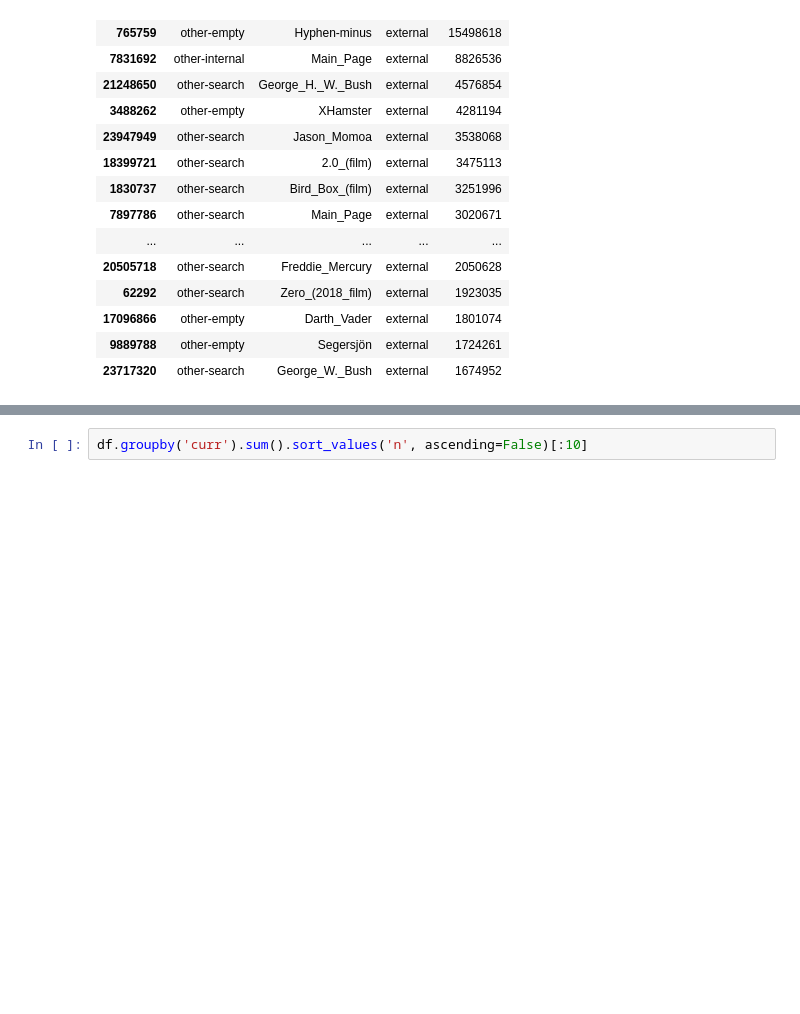
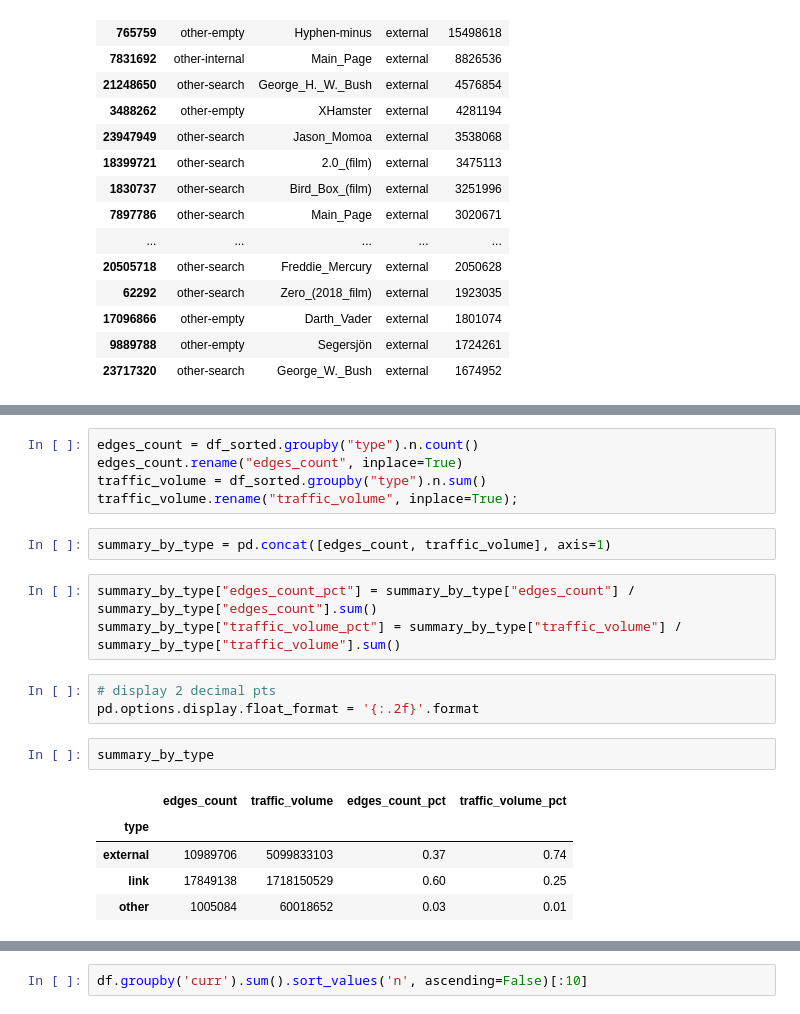
Before and after one commit to 33eyes/wiki-clickstream-graph, a Jupyter notebook: checking_a_sample_raw_dataset.ipynb, the cells around one changed output, grey strips where cells are left out. Drawn from its saved outputs; the diff is of its cells as text; blank space fills up the shorter version.

```diff
--- a/checking_a_sample_raw_dataset.ipynb
+++ b/checking_a_sample_raw_dataset.ipynb
@@ -480,0 +487,21 @@ df_sorted.head(20)
+# %%
+edges_count = df_sorted.groupby("type").n.count()
+edges_count.rename("edges_count", inplace=True)
+traffic_volume = df_sorted.groupby("type").n.sum()
+traffic_volume.rename("traffic_volume", inplace=True);
+# %%
+summary_by_type = pd.concat([edges_count, traffic_volume], axis=1)
+# %%
+summary_by_type["edges_count_pct"] = summary_by_type["edges_count"] / summary_by_type["edges_count"].sum()
+summary_by_type["traffic_volume_pct"] = summary_by_type["traffic_volume"] / summary_by_type["traffic_volume"].sum()
+# %%
+# display 2 decimal pts
+pd.options.display.float_format = '{:.2f}'.format
+# %%
+summary_by_type
+# %% [output]
+|  | edges_count | traffic_volume | edges_count_pct | traffic_volume_pct |
+| type |  |  |  |  |
+| external | 10989706 | 5099833103 | 0.37 | 0.74 |
+| link | 17849138 | 1718150529 | 0.60 | 0.25 |
+| other | 1005084 | 60018652 | 0.03 | 0.01 |
```
Also changed, not shown: parts of 3 cells of this notebook.
